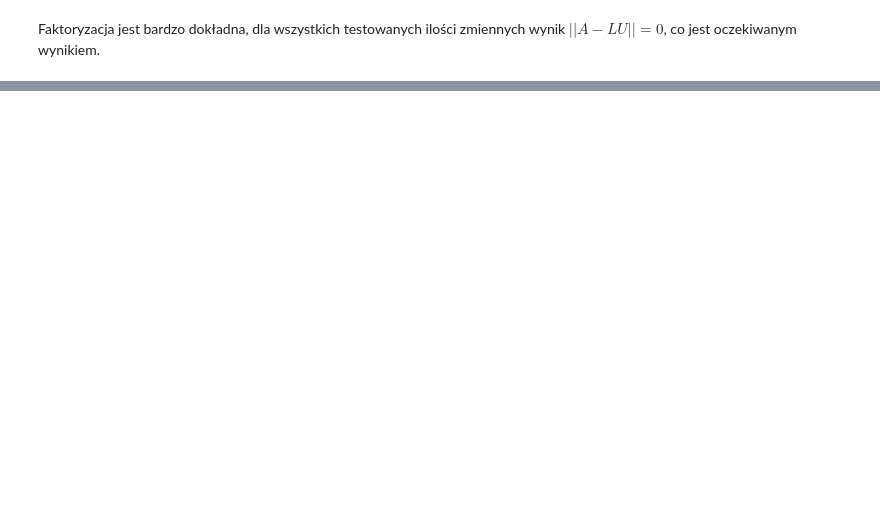
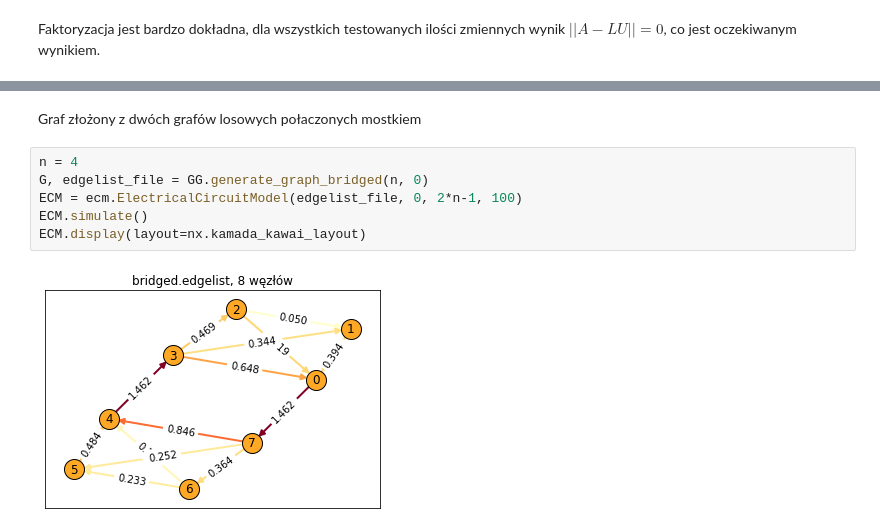
Before and after one commit to proman3419/AGH-WIET-INF-MOwNiT-2022, a Jupyter notebook: 2/2.ipynb, the cells around one changed output, grey strips where cells are left out. Drawn from its saved outputs; the diff is of its cells as text; blank space fills up the shorter version.

```diff
--- a/2/2.ipynb
+++ b/2/2.ipynb
@@ -271,0 +346,10 @@ Faktoryzacja jest bardzo dokładna, dla wszystkich testowanych ilości zmiennych
+# %% [markdown]
+Graf złożony z dwóch grafów losowych połaczonych mostkiem
+# %%
+n = 4
+G, edgelist_file = GG.generate_graph_bridged(n, 0)
+ECM = ecm.ElectricalCircuitModel(edgelist_file, 0, 2*n-1, 100)
+ECM.simulate()
+ECM.display(layout=nx.kamada_kawai_layout)
+# %% [output]
+[figure, added]
```
Also changed, not shown: parts of 27 cells of this notebook, 12 other files.
